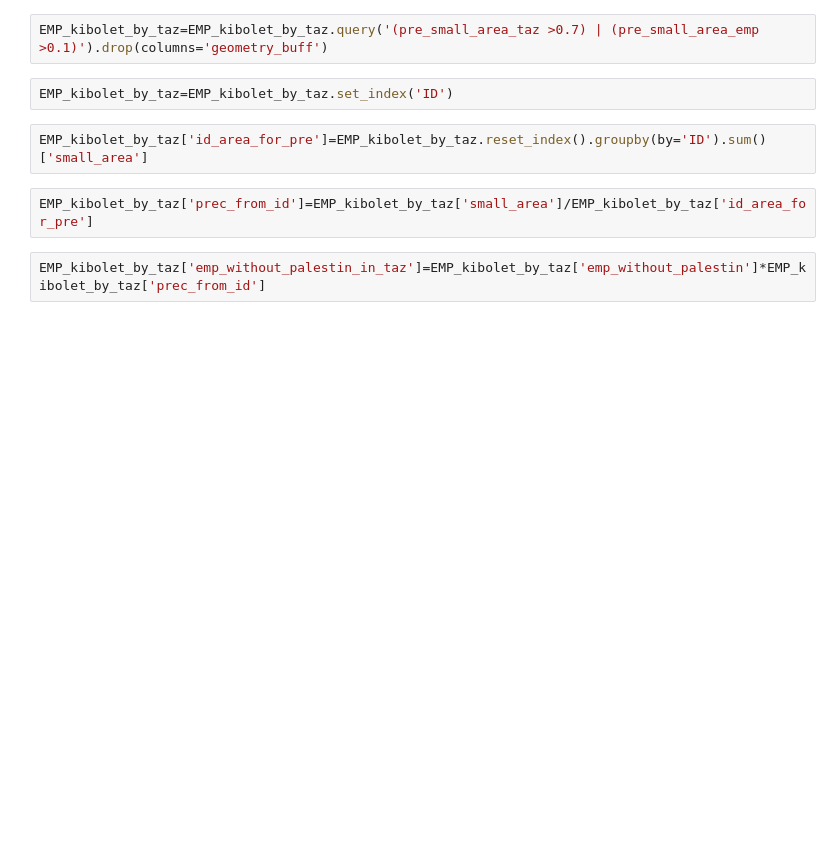
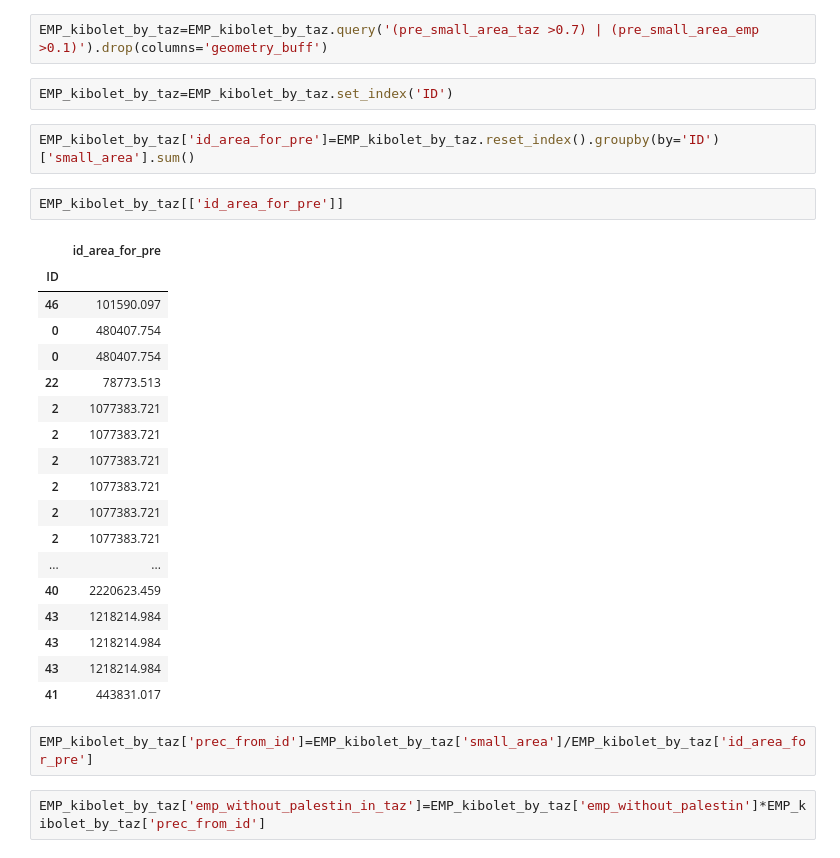
Before and after one commit to JTMPT/forecast, a Jupyter notebook: create_forecast_basic/current/emp_current_year_230718.ipynb, the cells around one changed output. Saved outputs shown, nothing was run; the diff lists cells and outputs as text; blank space fills up the shorter version.

```diff
--- a/create_forecast_basic/current/emp_current_year_230718.ipynb
+++ b/create_forecast_basic/current/emp_current_year_230718.ipynb
@@ -350,7 +351,28 @@ EMP_kibolet_by_taz=EMP_kibolet_by_taz.query('(pre_small_area_taz >0.7) | (pre_sm
 # %%
 EMP_kibolet_by_taz=EMP_kibolet_by_taz.set_index('ID')
 # %%
-EMP_kibolet_by_taz['id_area_for_pre']=EMP_kibolet_by_taz.reset_index().groupby(by='ID').sum()['small_area']
+EMP_kibolet_by_taz['id_area_for_pre']=EMP_kibolet_by_taz.reset_index().groupby(by='ID')['small_area'].sum()
+# %%
+EMP_kibolet_by_taz[['id_area_for_pre']]
+# %% [output]
+|  | id_area_for_pre |
+| ID |  |
+| 46 | 101590.097 |
+| 0 | 480407.754 |
+| 0 | 480407.754 |
+| 22 | 78773.513 |
+| 2 | 1077383.721 |
+| 2 | 1077383.721 |
+| 2 | 1077383.721 |
+| 2 | 1077383.721 |
+| 2 | 1077383.721 |
+| 2 | 1077383.721 |
+| ... | ... |
+| 40 | 2220623.459 |
+| 43 | 1218214.984 |
+| 43 | 1218214.984 |
+| 43 | 1218214.984 |
+| 41 | 443831.017 |
 # %%
 EMP_kibolet_by_taz['prec_from_id']=EMP_kibolet_by_taz['small_area']/EMP_kibolet_by_taz['id_area_for_pre']
 # %%
```
Also changed, not shown: parts of 11 cells of this notebook, 2 other files.
